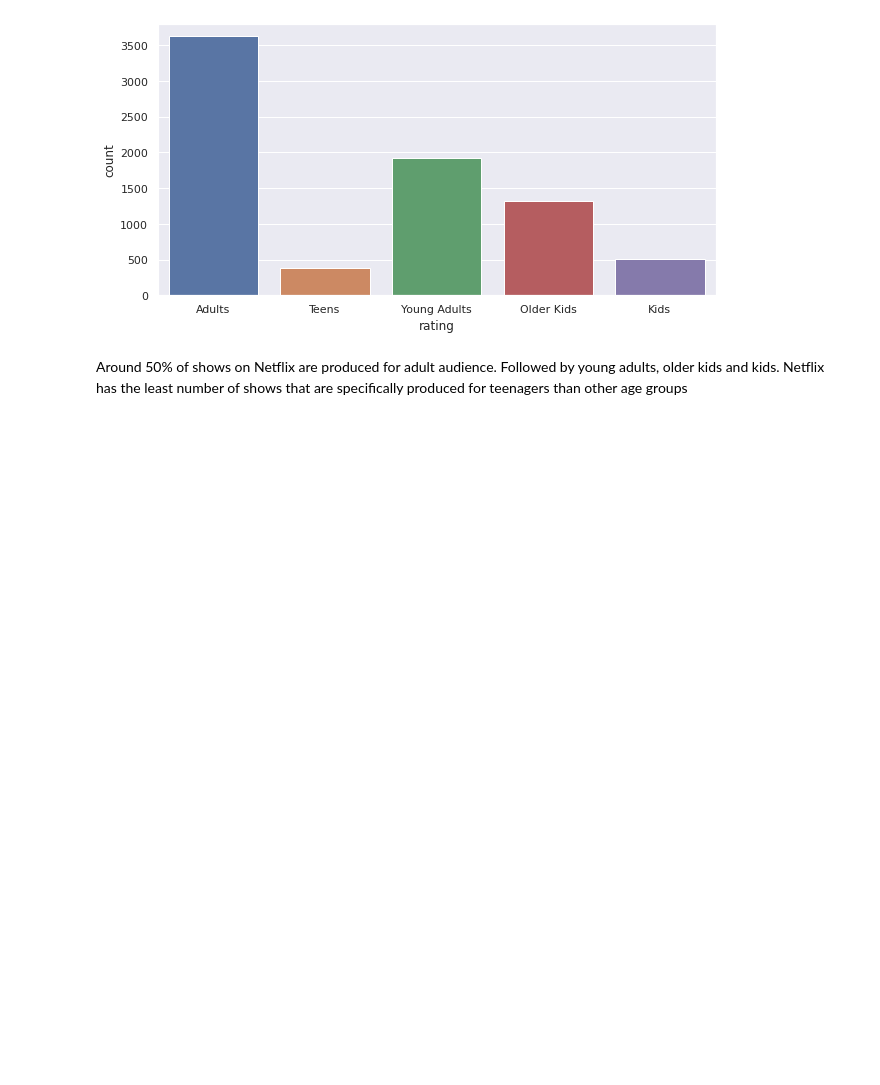
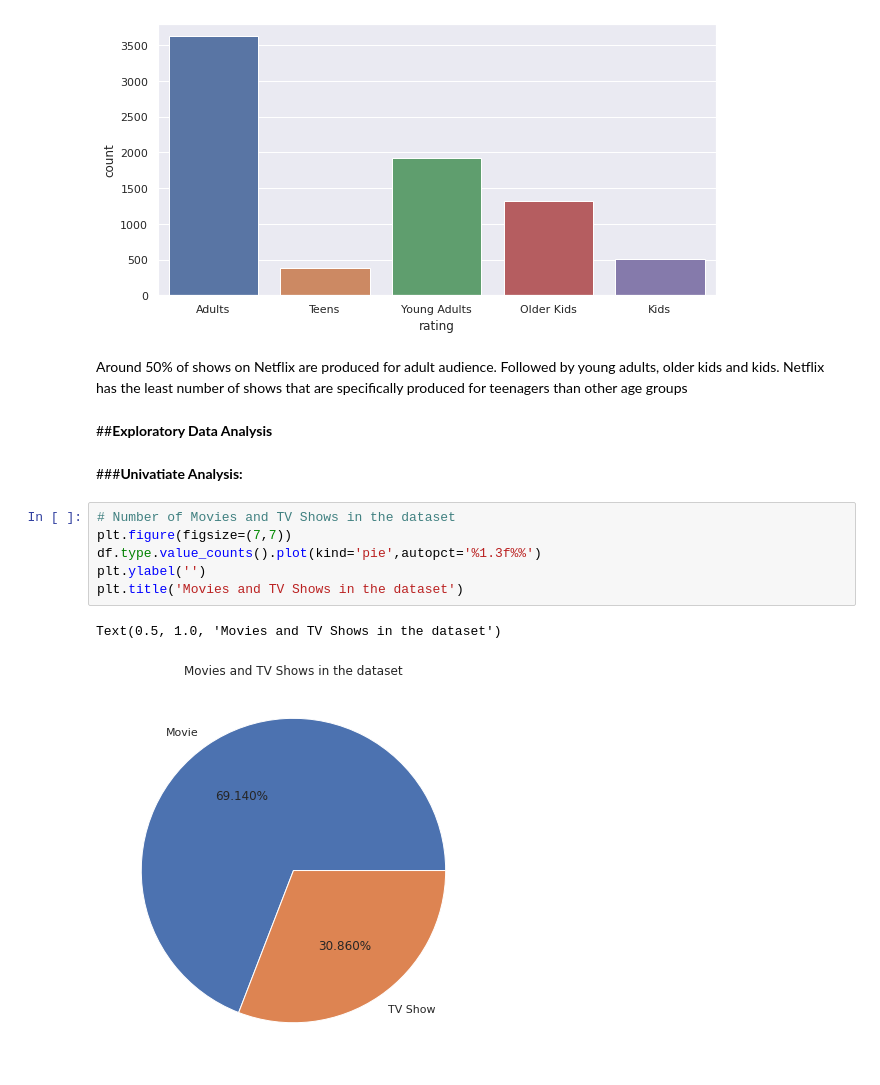
Before and after one commit to Naman-nandi/Netflix-Movies-and-TV-Shows-Clustering, a Jupyter notebook: NETFLIX_MOVIES_AND_TV_SHOWS_CLUSTERING.ipynb, the cells around one changed output. Drawn from its saved outputs; the diff is of its cells as text; blank space fills up the shorter version.

```diff
--- a/NETFLIX_MOVIES_AND_TV_SHOWS_CLUSTERING.ipynb
+++ b/NETFLIX_MOVIES_AND_TV_SHOWS_CLUSTERING.ipynb
@@ -439,3 +441,16 @@ sns.countplot(x='rating',data=df)
 [figure]
 # %% [markdown]
 Around 50% of shows on Netflix are produced for adult audience. Followed by young adults, older kids and kids. Netflix has the least number of shows that are specifically produced for teenagers than other age groups
+# %% [markdown]
+##**Exploratory Data Analysis**
+# %% [markdown]
+###**Univatiate Analysis:**
+# %%
+# Number of Movies and TV Shows in the dataset
+plt.figure(figsize=(7,7))
+df.type.value_counts().plot(kind='pie',autopct='%1.3f%%')
+plt.ylabel('')
+plt.title('Movies and TV Shows in the dataset')
+# %% [output]
+Text(0.5, 1.0, 'Movies and TV Shows in the dataset')
+[figure, added]
```
Also changed, not shown: parts of 48 cells of this notebook.
